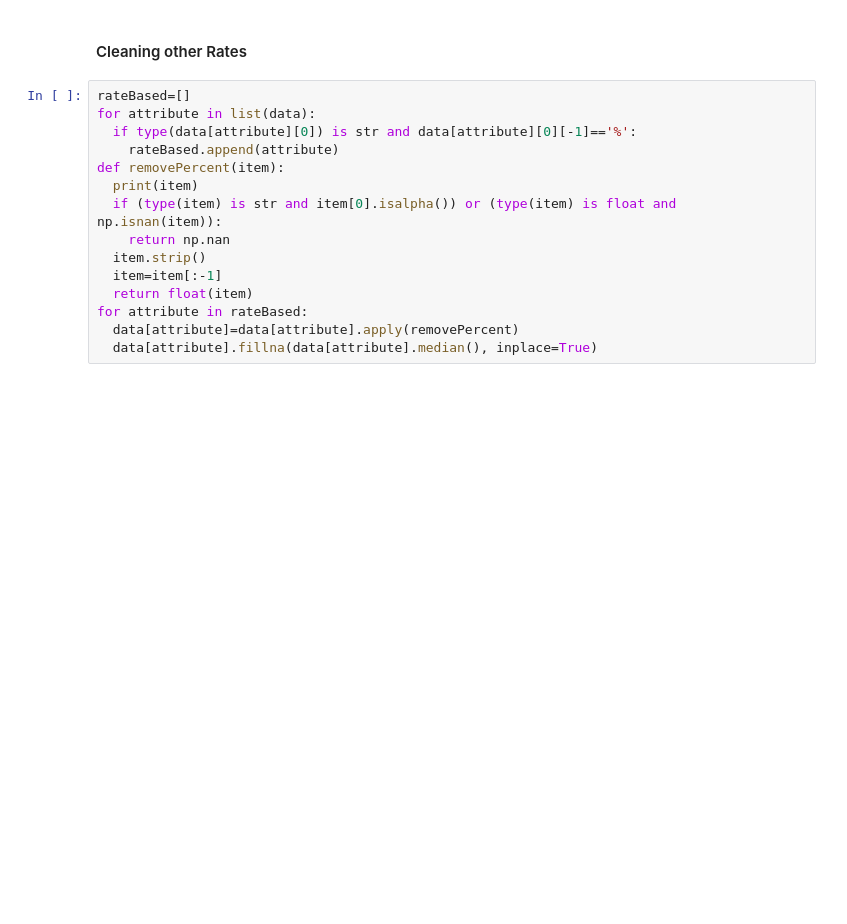
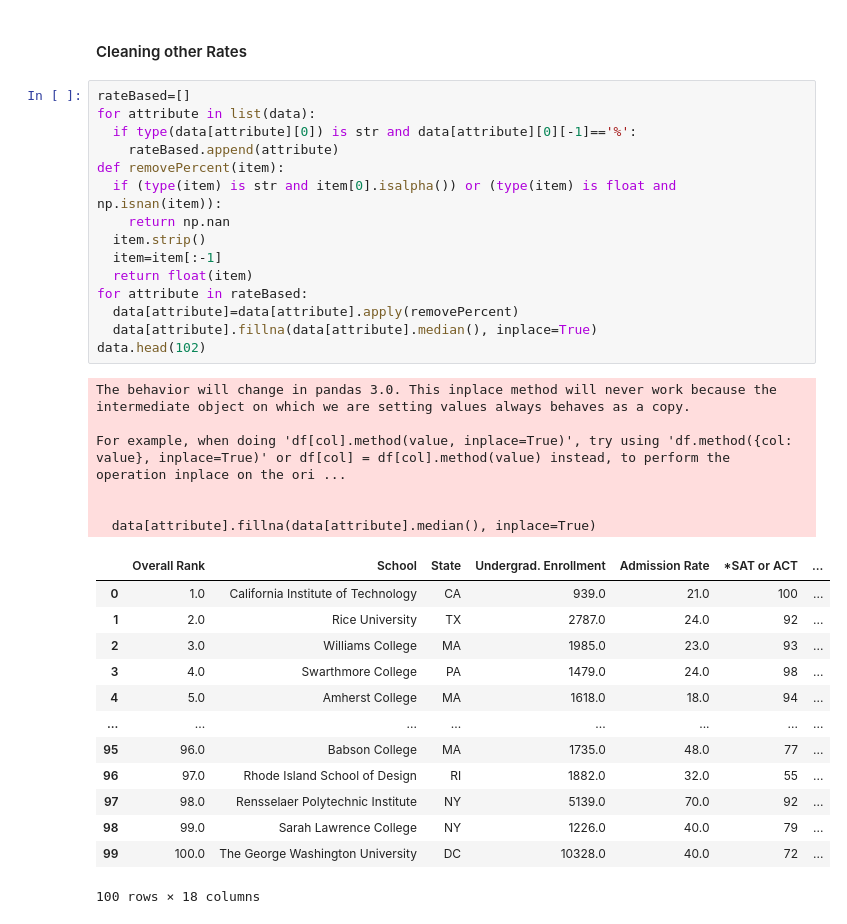
Before and after one commit to Deep-relay/DMA-Lab, a Jupyter notebook: 7th Lab/(Exercise)8.ipynb, the cells around one changed output. Cells and saved outputs as stored; diff of their text form; blank space fills up the shorter version.

```diff
--- a/7th Lab/(Exercise)8.ipynb
+++ b/7th Lab/(Exercise)8.ipynb
@@ -103,15 +127,35 @@ data.head(102)
 # %%
 rateBased=[]
 for attribute in list(data):
   if type(data[attribute][0]) is str and data[attribute][0][-1]=='%':
     rateBased.append(attribute)
 def removePercent(item):
-  print(item)
   if (type(item) is str and item[0].isalpha()) or (type(item) is float and np.isnan(item)):
     return np.nan
   item.strip()
   item=item[:-1]
   return float(item)
 for attribute in rateBased:
   data[attribute]=data[attribute].apply(removePercent)
   data[attribute].fillna(data[attribute].median(), inplace=True)
+data.head(102)
+# %% [output]
+The behavior will change in pandas 3.0. This inplace method will never work because the intermediate object on which we are setting values always behaves as a copy.
+
+For example, when doing 'df[col].method(value, inplace=True)', try using 'df.method({col: value}, inplace=True)' or df[col] = df[col].method(value) instead, to perform the operation inplace on the ori ...
+
+
+  data[attribute].fillna(data[attribute].median(), inplace=True)
+|  | Overall Rank | School | State | Undergrad. Enrollment | Admission Rate | *SAT or ACT | ... |
+| 0 | 1.0 | California Institute of Technology | CA | 939.0 | 21.0 | 100 | ... |
+| 1 | 2.0 | Rice University | TX | 2787.0 | 24.0 | 92 | ... |
+| 2 | 3.0 | Williams College | MA | 1985.0 | 23.0 | 93 | ... |
+| 3 | 4.0 | Swarthmore College | PA | 1479.0 | 24.0 | 98 | ... |
+| 4 | 5.0 | Amherst College | MA | 1618.0 | 18.0 | 94 | ... |
+| ... | ... | ... | ... | ... | ... | ... | ... |
+| 95 | 96.0 | Babson College | MA | 1735.0 | 48.0 | 77 | ... |
+| 96 | 97.0 | Rhode Island School of Design | RI | 1882.0 | 32.0 | 55 | ... |
+| 97 | 98.0 | Rensselaer Polytechnic Institute | NY | 5139.0 | 70.0 | 92 | ... |
+| 98 | 99.0 | Sarah Lawrence College | NY | 1226.0 | 40.0 | 79 | ... |
+| 99 | 100.0 | The George Washington University | DC | 10328.0 | 40.0 | 72 | ... |
+100 rows × 18 columns
```
Also changed, not shown: parts of 5 cells of this notebook.
